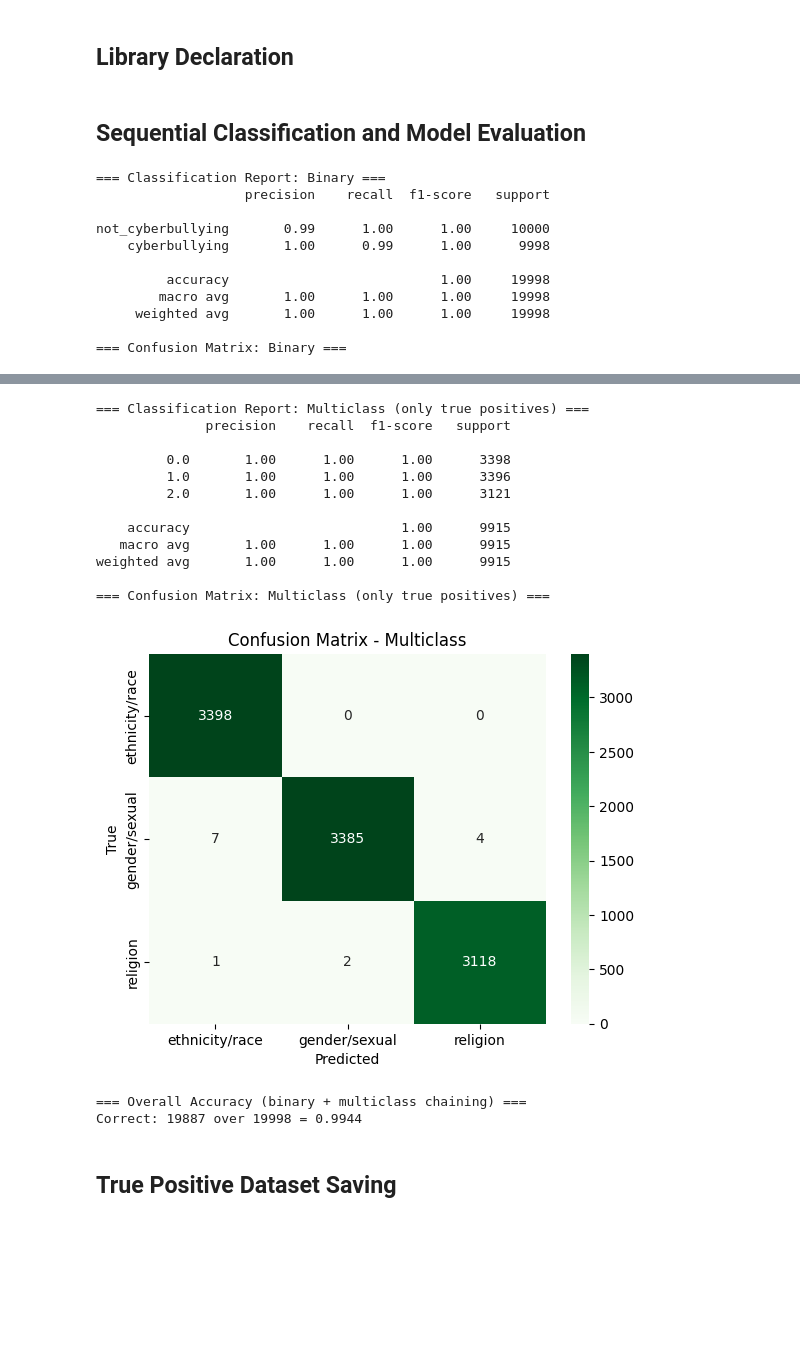
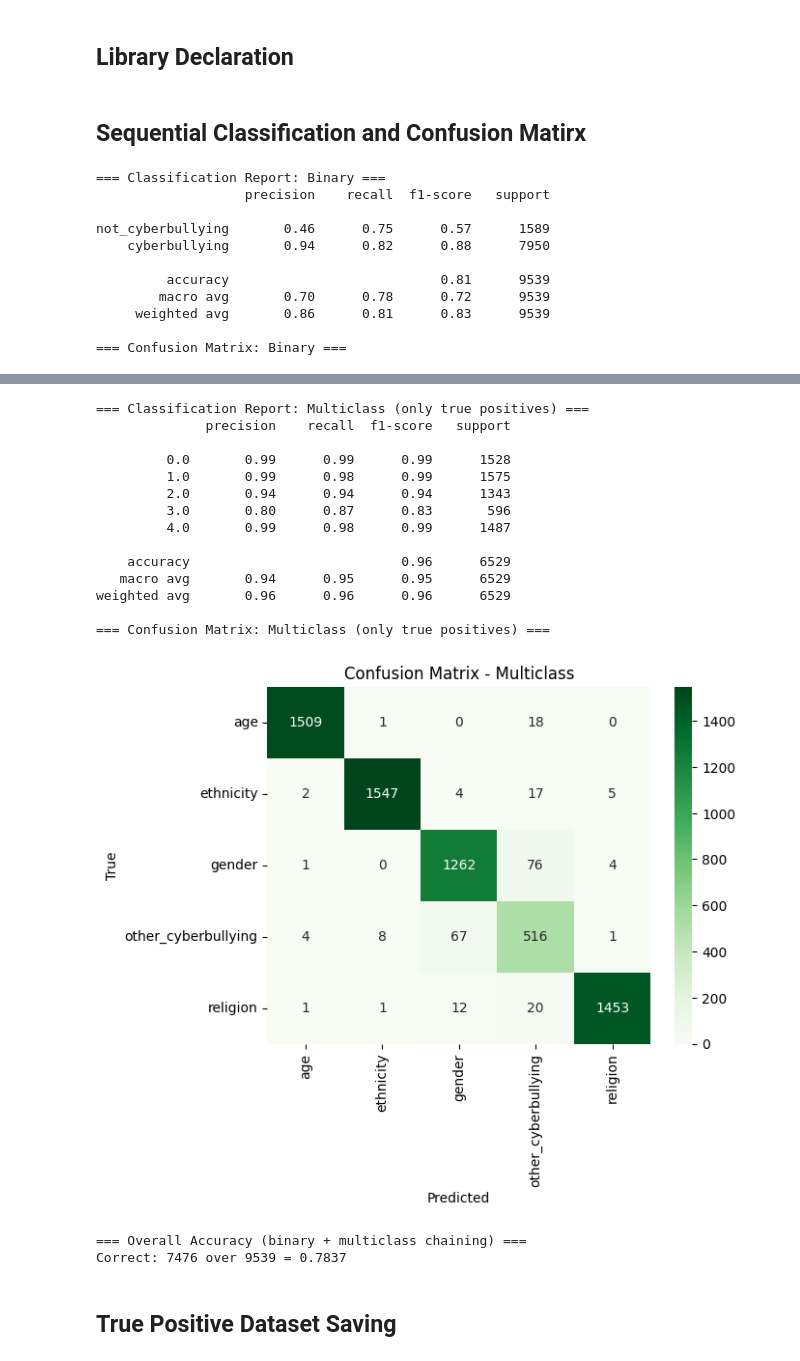
Before and after one commit to msegreto/CyberbullismDetection, a Jupyter notebook: notebook/5_SerializedTest.ipynb, the cells around one changed output, grey strips where cells are left out. Drawn from its saved outputs; the diff is of its cells as text; code cells hidden in the pictures; blank space fills up the shorter version.

```diff
--- a/notebook/5_SerializedTest.ipynb
+++ b/notebook/5_SerializedTest.ipynb
@@ -18,7 +18,7 @@ import os
 sys.path.append(os.path.abspath(os.path.join(os.getcwd(), '..')))
 from utils.text_preprocessing import TextPreprocessor
 # %% [markdown]
-## Sequential Classification and Model Evaluation
+## Sequential Classification and Confusion Matirx
 # %%
 # === Load datasets ===
 df_test = pd.read_csv("../dataset/test_set.csv")
@@ -31,7 +31,7 @@ y_test_binary = df_test["binary_label"].map({"cyberbullying": 1, "not_cyberbully
 y_test_multiclass = df_test["multiclass_label"].map(label2id)
 
 # === Load trained pipelines ===
-file_binary = "../model/binary/RandomForest_TF-IDF.pkl"
+file_binary = "../model/binary/LogisticRegression_BoW.pkl"
 file_multiclass = "../model/multiclass/RandomForest_TF-IDF_multiclass.pkl"
 clf_binary = joblib.load(file_binary)
 clf_multiclass = joblib.load(file_multiclass)
@@ -62,7 +62,7 @@ print(classification_report(y_test_multiclass_tp, y_pred_multiclass))
 
 print("=== Confusion Matrix: Multiclass (only true positives) ===")
 cm_multi = confusion_matrix(y_test_multiclass_tp, y_pred_multiclass)
-labels_multi = ['ethnicity/race', 'gender/sexual', 'religion']
+labels_multi = ["age", "ethnicity", "gender", "other_cyberbullying", "religion"]
 sns.heatmap(cm_multi, annot=True, fmt='d', cmap='Greens',
             xticklabels=labels_multi, yticklabels=labels_multi)
 plt.title("Confusion Matrix - Multiclass")
@@ -83,11 +83,11 @@ print(f"Correct: {overall_correct} over {total_test_samples} = {overall_accuracy
 === Classification Report: Binary ===
                    precision    recall  f1-score   support
 
-not_cyberbullying       0.99      1.00      1.00     10000
-    cyberbullying       1.00      0.99      1.00      9998
+not_cyberbullying       0.46      0.75      0.57      1589
+    cyberbullying       0.94      0.82      0.88      7950
 
-         accuracy                           1.00     19998
-        macro avg       1.00      1.00      1.00     19998
-     weighted avg       1.00      1.00      1.00     19998
+         accuracy                           0.81      9539
+        macro avg       0.70      0.78      0.72      9539
+     weighted avg       0.86      0.81      0.83      9539
 
 === Confusion Matrix: Binary ===
@@ -95,18 +95,20 @@ not_cyberbullying       0.99      1.00      1.00     10000
 === Classification Report: Multiclass (only true positives) ===
               precision    recall  f1-score   support
 
-         0.0       1.00      1.00      1.00      3398
-         1.0       1.00      1.00      1.00      3396
-         2.0       1.00      1.00      1.00      3121
+         0.0       0.99      0.99      0.99      1528
+         1.0       0.99      0.98      0.99      1575
+         2.0       0.94      0.94      0.94      1343
+         3.0       0.80      0.87      0.83       596
+         4.0       0.99      0.98      0.99      1487
 
-    accuracy                           1.00      9915
-   macro avg       1.00      1.00      1.00      9915
-weighted avg       1.00      1.00      1.00      9915
+    accuracy                           0.96      6529
+   macro avg       0.94      0.95      0.95      6529
+weighted avg       0.96      0.96      0.96      6529
 
 === Confusion Matrix: Multiclass (only true positives) ===
-[figure, old version]
+[figure, new version]
 === Overall Accuracy (binary + multiclass chaining) ===
-Correct: 19887 over 19998 = 0.9944
+Correct: 7476 over 9539 = 0.7837
 # %% [markdown]
 ## True Positive Dataset Saving
 # %%
```
Also changed, not shown: parts of 1 cell of this notebook, 43 other files.
